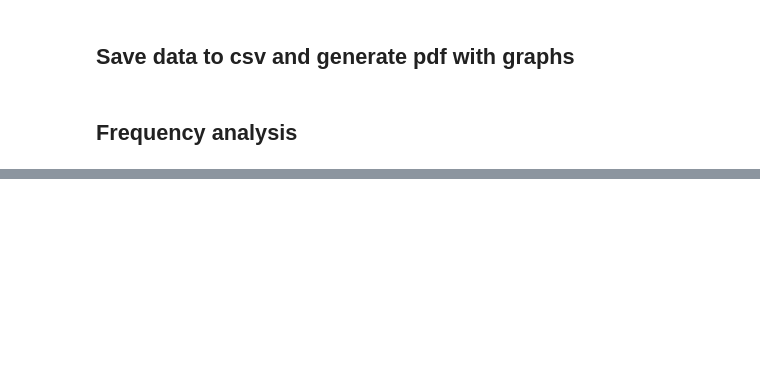
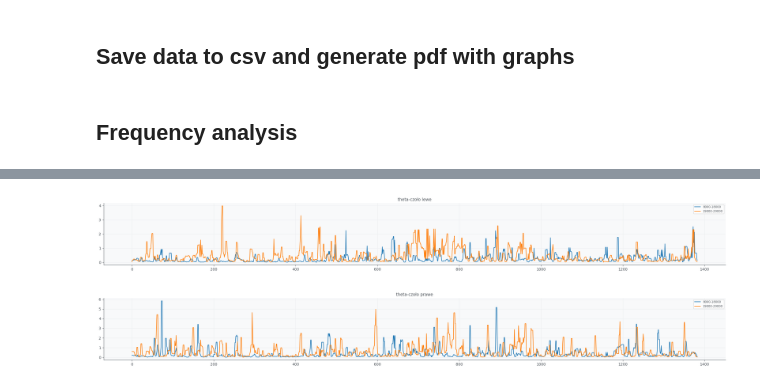
Before and after one commit to Fajcon/VR_Sickness_prediction, a Jupyter notebook: eeg_analytic_tools.ipynb, the cells around one changed output, grey strips where cells are left out. Drawn from its saved outputs; the diff is of its cells as text; code cells hidden in the pictures; blank space fills up the shorter version.

```diff
--- a/eeg_analytic_tools.ipynb
+++ b/eeg_analytic_tools.ipynb
@@ -91 +125,11 @@ def show_plot(name):
+# %%
+show_plots("theta", dir1, 0)
+show_plots("theta", dir1, 1)
+# show_plots("theta", dir1, 2)
+# show_plots("theta", dir1, 3)
+# show_plots("theta", dir1, 4)
+# show_plots("theta", dir1, 5)
+# %% [output]
+[figure, added]
+[figure, added]
 # %%
```
Also changed, not shown: parts of 15 cells of this notebook, 2 other files.
